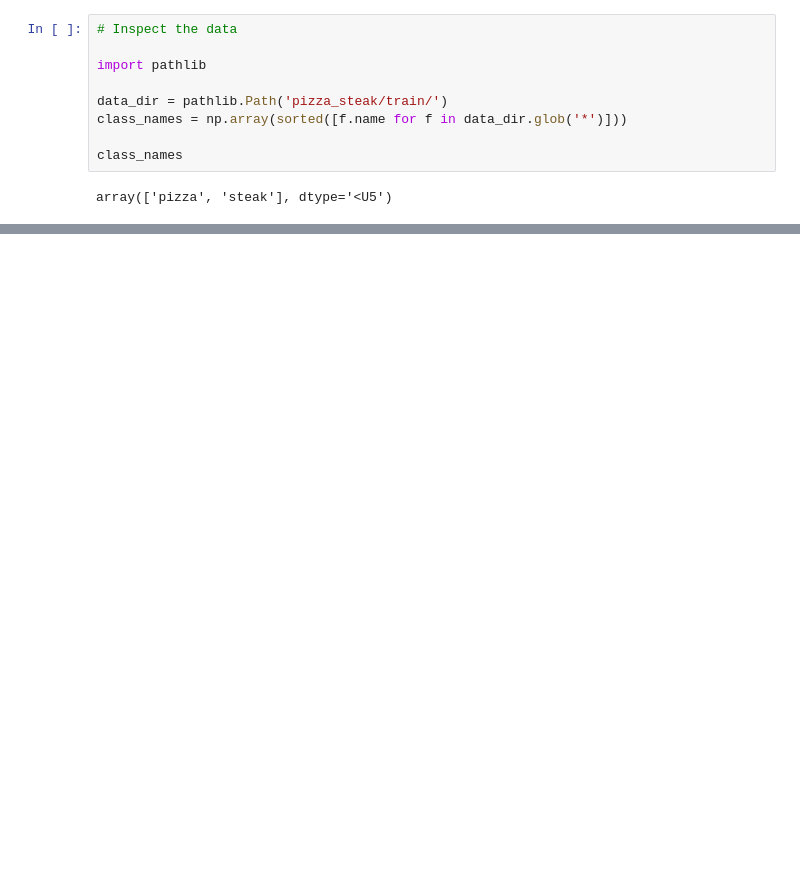
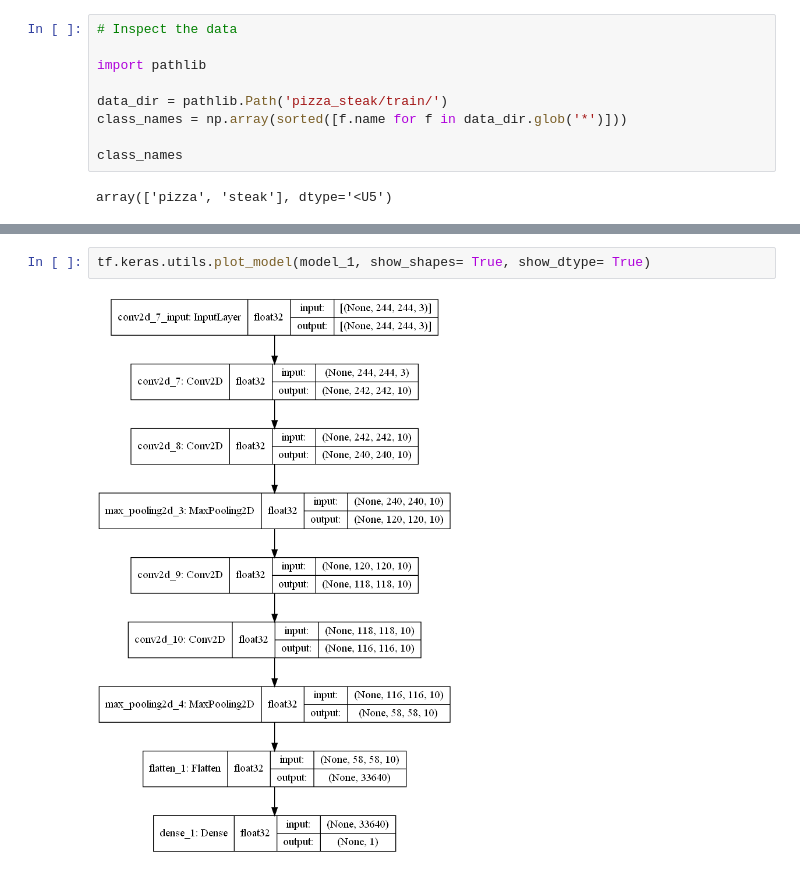
Before and after one commit to prakashabhishek/deep_learning_with_tensorflow, a Jupyter notebook: 04_convolution_neural_network.ipynb, the cells around one changed output, grey strips where cells are left out. Saved outputs shown, nothing was run; the diff lists cells and outputs as text; blank space fills up the shorter version.

```diff
--- a/04_convolution_neural_network.ipynb
+++ b/04_convolution_neural_network.ipynb
@@ -74,0 +151,4 @@ PermissionError: [Errno 13] Permission denied: 'pizza_steak/train/pizza'
+# %%
+tf.keras.utils.plot_model(model_1, show_shapes= True, show_dtype= True)
+# %% [output]
+[figure, added]
```
Also changed, not shown: parts of 17 cells of this notebook.
